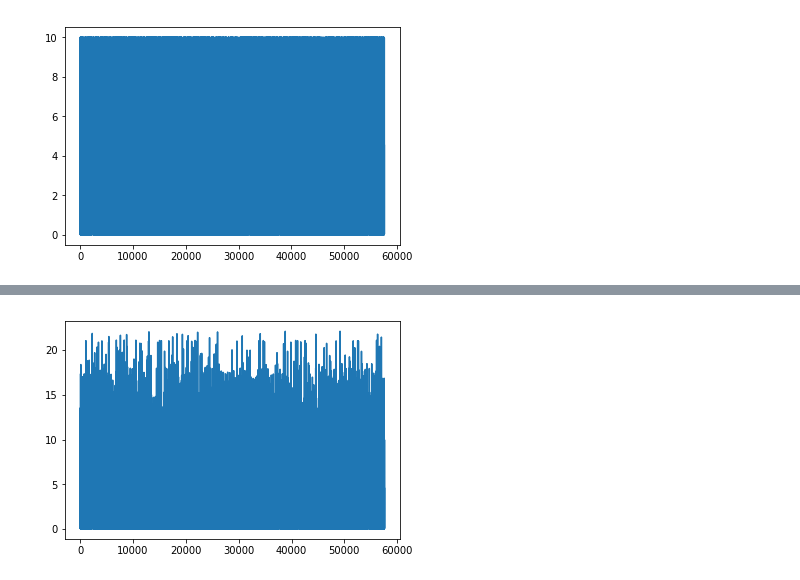
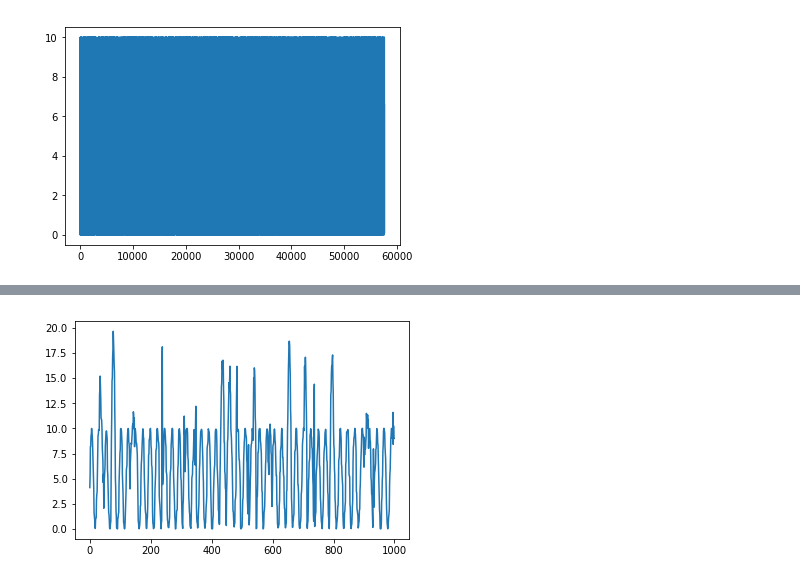
Before and after one commit to nuankw/Summer-Research-2018-Group, a Jupyter notebook: Dataset_No_1_Generator.ipynb, the cells around one changed output, grey strips where cells are left out. Saved outputs shown, nothing was run; the diff lists cells and outputs as text; code cells hidden in the pictures.

Commit message:
two dataset generated

```diff
--- a/Dataset_No_1_Generator.ipynb
+++ b/Dataset_No_1_Generator.ipynb
@@ -183,7 +191,9 @@ position_long_pulses[:20]:
-# %%
-BASE_PATTERN.plot()
-# %% [output]
-[figure, removed]
+# %%
+BASE_PATTERN.plot(plot_till=1000)
+smooth_ys = BASE_PATTERN.get_smooth_values()
+np.save('Dataset_1.npy', smooth_ys)
+# %% [output]
+[figure, added]
 # %%
 # previous thinking, not finished
 
```
Also changed, not shown: parts of 4 cells of this notebook, 3 other files.
